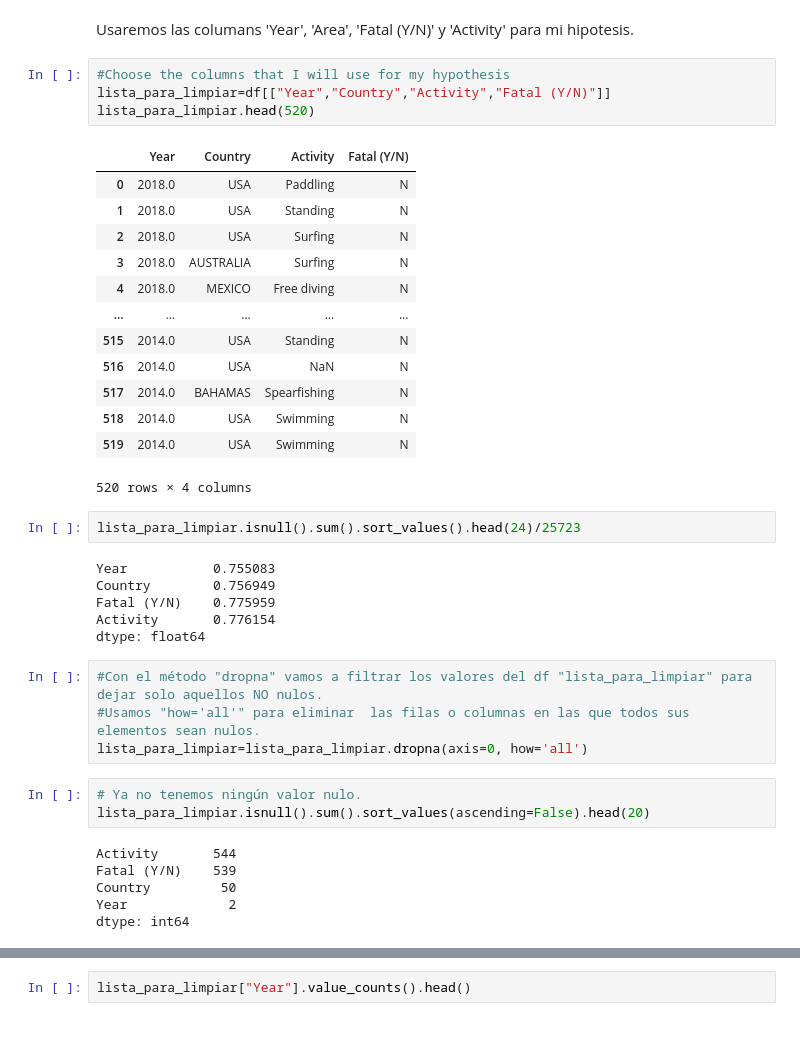
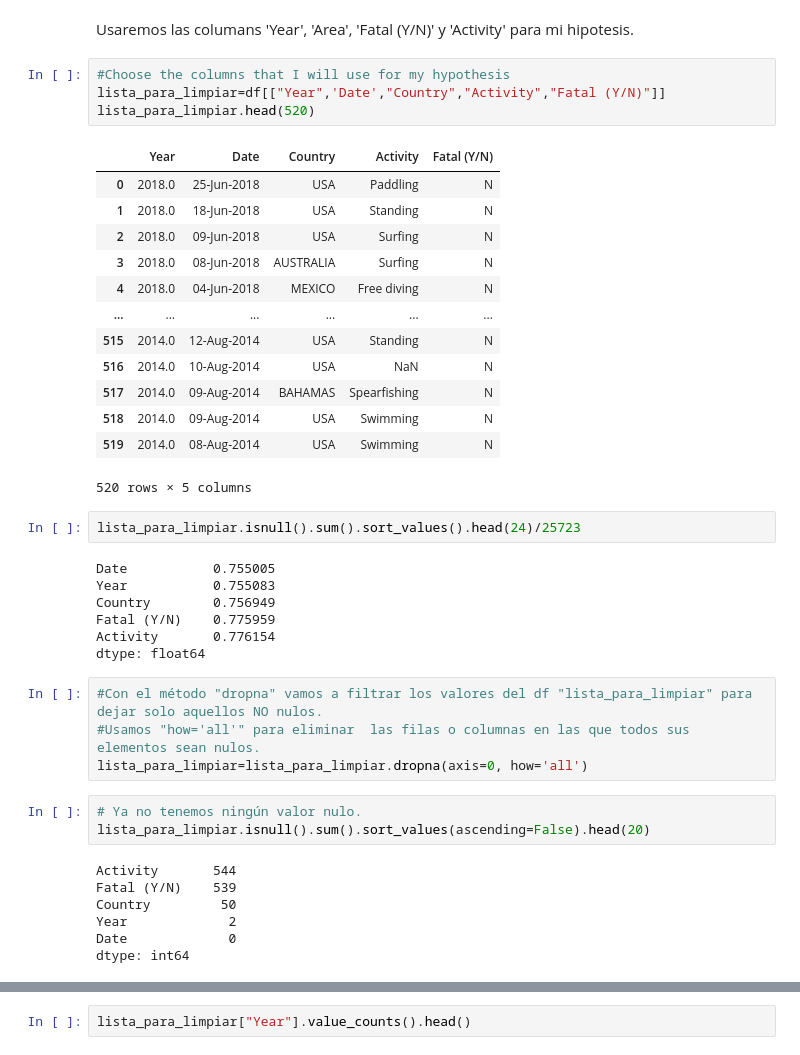
Before and after one commit to Antoniosm88/shark-attacks, a Jupyter notebook: Sharks.ipynb, the cells around one changed output, grey strips where cells are left out. Saved outputs shown, nothing was run; the diff lists cells and outputs as text.

```diff
--- a/Sharks.ipynb
+++ b/Sharks.ipynb
@@ -54,25 +54,26 @@ dtype: float64
 Usaremos las columans 'Year', 'Area', 'Fatal (Y/N)' y 'Activity' para mi hipotesis.
 # %%
 #Choose the columns that I will use for my hypothesis
-lista_para_limpiar=df[["Year","Country","Activity","Fatal (Y/N)"]]
+lista_para_limpiar=df[["Year",'Date',"Country","Activity","Fatal (Y/N)"]]
 lista_para_limpiar.head(520)
 # %% [output]
-|  | Year | Country | Activity | Fatal (Y/N) |
-| 0 | 2018.0 | USA | Paddling | N |
-| 1 | 2018.0 | USA | Standing | N |
-| 2 | 2018.0 | USA | Surfing | N |
-| 3 | 2018.0 | AUSTRALIA | Surfing | N |
-| 4 | 2018.0 | MEXICO | Free diving | N |
-| ... | ... | ... | ... | ... |
-| 515 | 2014.0 | USA | Standing | N |
-| 516 | 2014.0 | USA | NaN | N |
-| 517 | 2014.0 | BAHAMAS | Spearfishing | N |
-| 518 | 2014.0 | USA | Swimming | N |
-| 519 | 2014.0 | USA | Swimming | N |
+|  | Year | Date | Country | Activity | Fatal (Y/N) |
+| 0 | 2018.0 | 25-Jun-2018 | USA | Paddling | N |
+| 1 | 2018.0 | 18-Jun-2018 | USA | Standing | N |
+| 2 | 2018.0 | 09-Jun-2018 | USA | Surfing | N |
+| 3 | 2018.0 | 08-Jun-2018 | AUSTRALIA | Surfing | N |
+| 4 | 2018.0 | 04-Jun-2018 | MEXICO | Free diving | N |
+| ... | ... | ... | ... | ... | ... |
+| 515 | 2014.0 | 12-Aug-2014 | USA | Standing | N |
+| 516 | 2014.0 | 10-Aug-2014 | USA | NaN | N |
+| 517 | 2014.0 | 09-Aug-2014 | BAHAMAS | Spearfishing | N |
+| 518 | 2014.0 | 09-Aug-2014 | USA | Swimming | N |
+| 519 | 2014.0 | 08-Aug-2014 | USA | Swimming | N |
-520 rows × 4 columns
+520 rows × 5 columns
 # %%
 lista_para_limpiar.isnull().sum().sort_values().head(24)/25723
 # %% [output]
+Date           0.755005
 Year           0.755083
 Country        0.756949
 Fatal (Y/N)    0.775959
@@ -90,6 +91,7 @@ Activity       544
 Fatal (Y/N)    539
 Country         50
 Year             2
+Date             0
 dtype: int64
 # %%
 lista_para_limpiar
```
Also changed, not shown: parts of 30 cells of this notebook.
